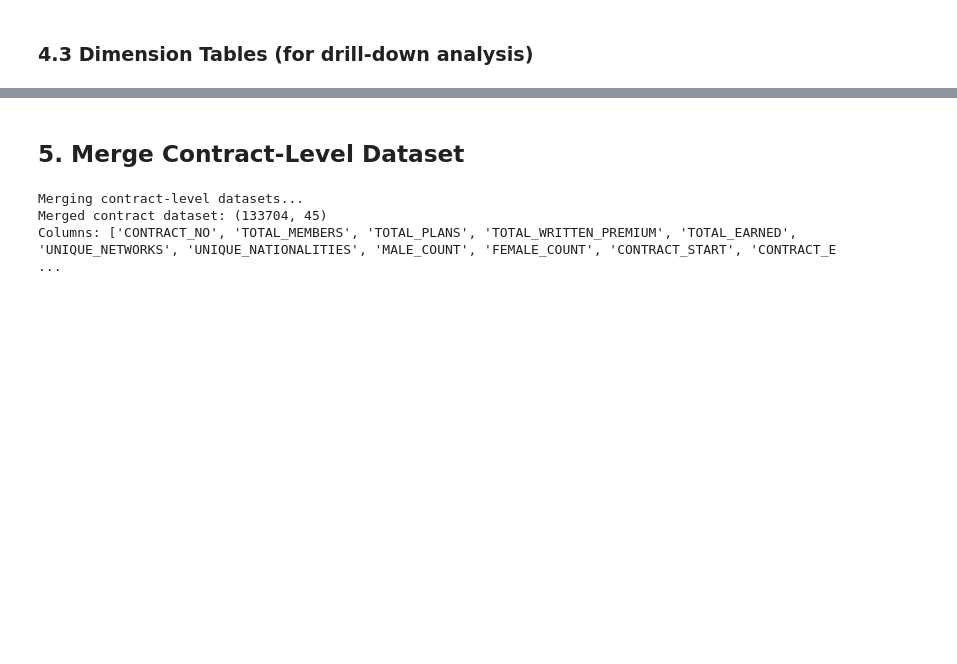
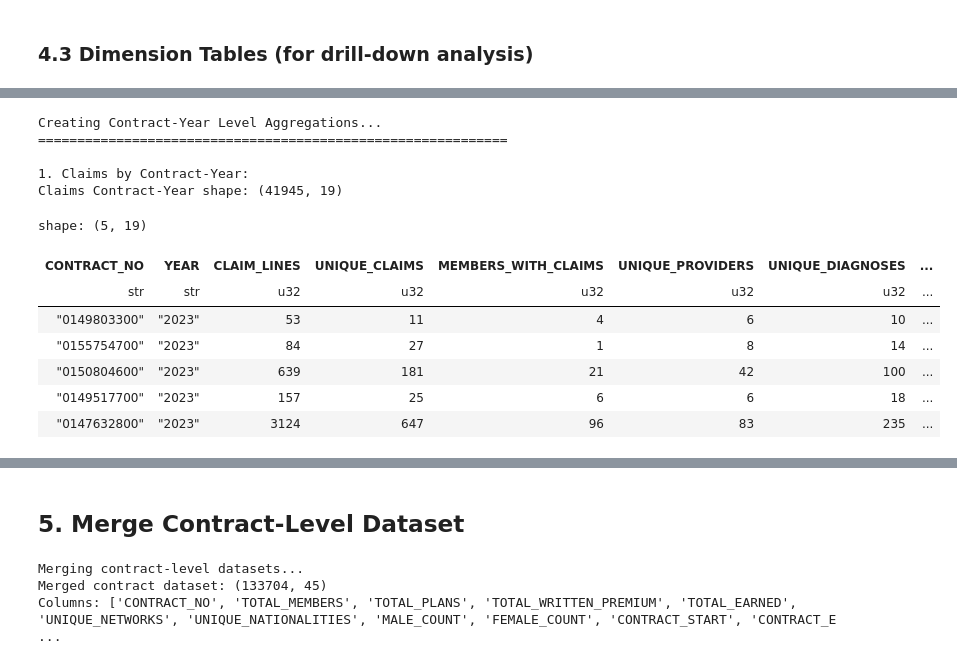
Before and after one commit to aqasemi/healthtrack, a Jupyter notebook: notebooks/01_Data_Exploration_Cleaning.ipynb, the cells around one changed output, grey strips where cells are left out. Drawn from its saved outputs; the diff is of its cells as text; code cells hidden in the pictures; blank space fills up the shorter version.

```diff
--- a/notebooks/01_Data_Exploration_Cleaning.ipynb
+++ b/notebooks/01_Data_Exploration_Cleaning.ipynb
@@ -781,0 +927,57 @@ shape: (5, 4)
+# %%
+# Create Contract-Year level aggregations for ML
+# This allows us to use 2022 features to predict 2023 retention
+print('Creating Contract-Year Level Aggregations...')
+print('=' * 60)
+
+# Claims aggregated by Contract + Year
+print('\n1. Claims by Contract-Year:')
+claims_contract_year = lf_claims.with_columns([
+    pl.col('CONT_YYMM').cast(pl.Utf8).str.slice(0, 4).alias('YEAR'),
+    pl.col('CONT_YYMM').cast(pl.Utf8).str.slice(4, 2).cast(pl.Int32).alias('MONTH'),
+    pl.col('INCUR_DATE_FROM').dt.quarter().alias('QUARTER'),
+]).group_by(['CONT_NO', 'YEAR']).agg([
+    # Volume metrics
+    pl.len().alias('CLAIM_LINES'),
+    pl.col('VOU_NO').n_unique().alias('UNIQUE_CLAIMS'),
+    pl.col('ADHERENT_NO').n_unique().alias('MEMBERS_WITH_CLAIMS'),
+    pl.col('PROV_CODE').n_unique().alias('UNIQUE_PROVIDERS'),
+    pl.col('DIAG_CODE').n_unique().alias('UNIQUE_DIAGNOSES'),
+
+    # Cost metrics
+    pl.col('SUM_OF_NETBILLED').sum().alias('TOTAL_BILLED'),
+    pl.col('SUM_OF_NETBILLED').mean().alias('AVG_CLAIM_AMOUNT'),
+    pl.col('SUM_OF_NETBILLED').std().alias('STD_CLAIM_AMOUNT'),
+    pl.col('SUM_OF_NETBILLED').max().alias('MAX_CLAIM_AMOUNT'),
+    pl.col('SUM_OF_NETBILLED').quantile(0.9).alias('P90_CLAIM_AMOUNT'),
+
+    # Seasonal patterns - claims by quarter
+    (pl.col('QUARTER') == 1).sum().alias('Q1_CLAIMS'),
+    (pl.col('QUARTER') == 2).sum().alias('Q2_CLAIMS'),
+    (pl.col('QUARTER') == 3).sum().alias('Q3_CLAIMS'),
+    (pl.col('QUARTER') == 4).sum().alias('Q4_CLAIMS'),
+
+    # Monthly spread (how many months had claims)
+    pl.col('MONTH').n_unique().alias('ACTIVE_MONTHS'),
+
+    # Time features
+    pl.col('INCUR_DATE_FROM').min().alias('FIRST_CLAIM_DATE'),
+    pl.col('INCUR_DATE_FROM').max().alias('LAST_CLAIM_DATE'),
+]).rename({'CONT_NO': 'CONTRACT_NO'}).collect()
+
+print(f'Claims Contract-Year shape: {claims_contract_year.shape}')
+display(claims_contract_year.head())
+# %% [output]
+Creating Contract-Year Level Aggregations...
+============================================================
+
+1. Claims by Contract-Year:
+Claims Contract-Year shape: (41945, 19)
+shape: (5, 19)
+| CONTRACT_NO | YEAR | CLAIM_LINES | UNIQUE_CLAIMS | MEMBERS_WITH_CLAIMS | UNIQUE_PROVIDERS | UNIQUE_DIAGNOSES | ... |
+| str | str | u32 | u32 | u32 | u32 | u32 | ... |
+| "0149803300" | "2023" | 53 | 11 | 4 | 6 | 10 | ... |
+| "0155754700" | "2023" | 84 | 27 | 1 | 8 | 14 | ... |
+| "0150804600" | "2023" | 639 | 181 | 21 | 42 | 100 | ... |
+| "0149517700" | "2023" | 157 | 25 | 6 | 6 | 18 | ... |
+| "0147632800" | "2023" | 3124 | 647 | 96 | 83 | 235 | ... |
```
Also changed, not shown: parts of 33 cells of this notebook, 1 other file.
